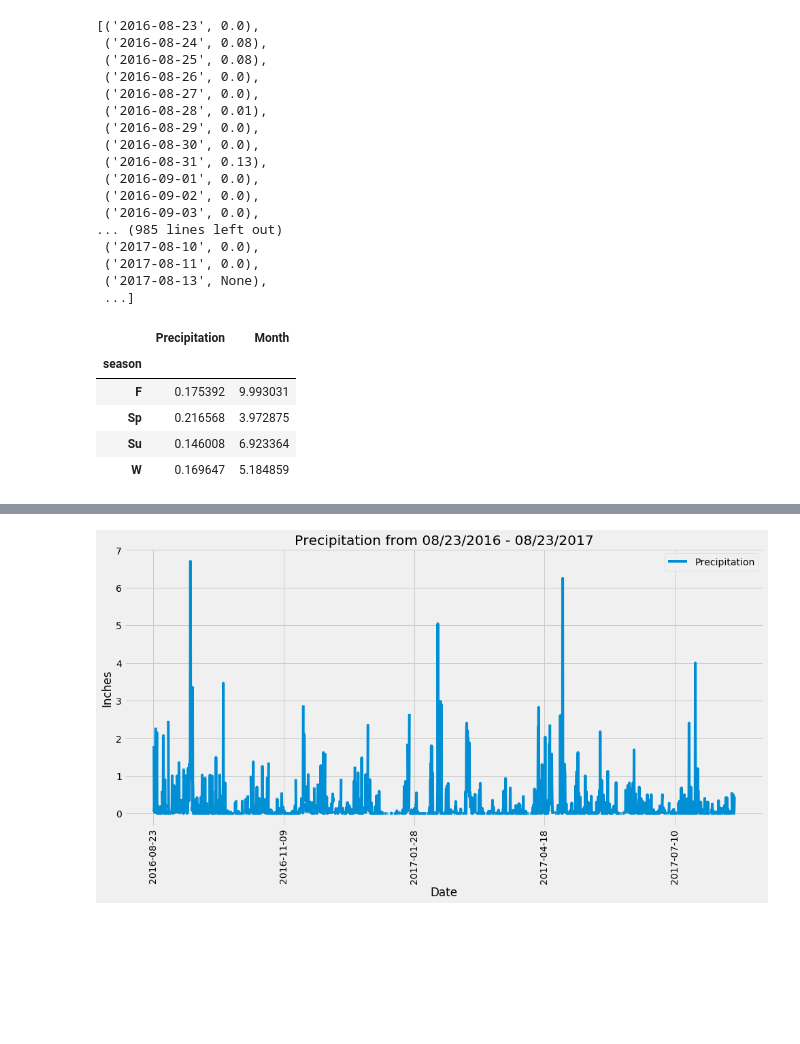
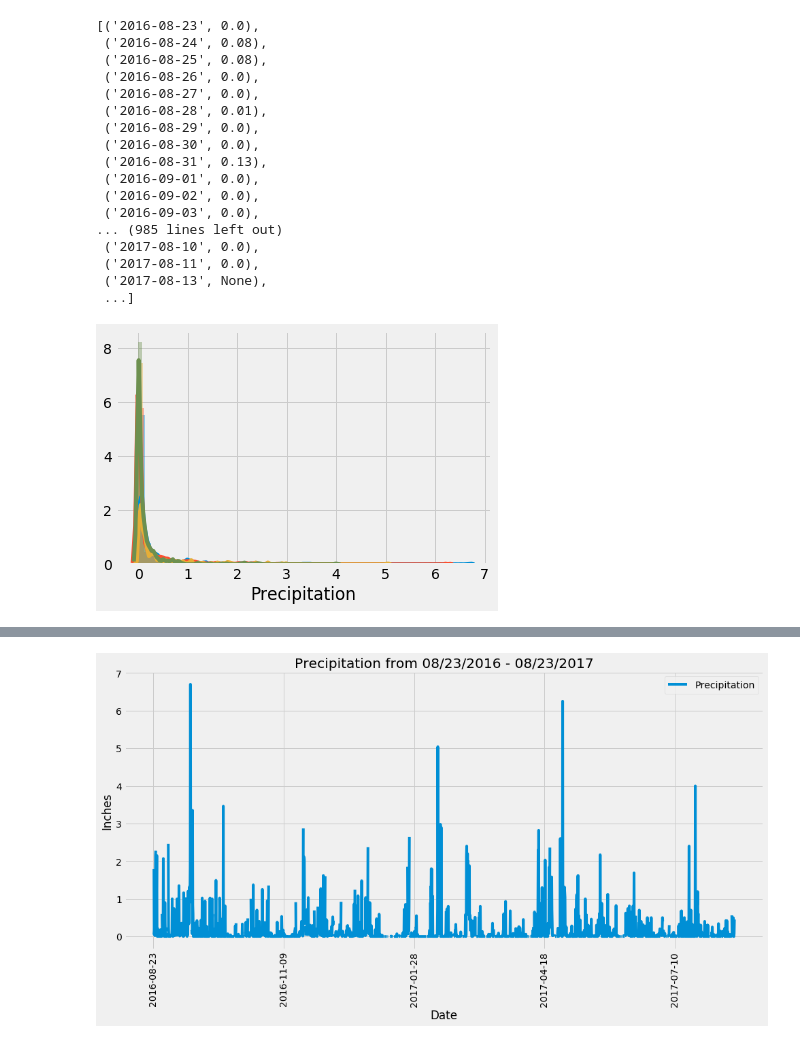
Before and after one commit to dborowski16/hawaii-climate-analysis, a Jupyter notebook: ipynb_notebooks/climate_starter.ipynb, the cells around one changed output, grey strips where cells are left out. Drawn from its saved outputs; the diff is of its cells as text; code cells hidden in the pictures; blank space fills up the shorter version.

```diff
--- a/ipynb_notebooks/climate_starter.ipynb
+++ b/ipynb_notebooks/climate_starter.ipynb
@@ -119,12 +119,22 @@ for month in precip_df['Month']:
         season.append('F')
 
 precip_df['season'] = season
-
-precip_df.groupby(['season']).mean()
+precip_df.set_index('Date', inplace=True)
-# %% [output]
-|  | Precipitation | Month |
-| season |  |  |
-| F | 0.175392 | 9.993031 |
-| Sp | 0.216568 | 3.972875 |
-| Su | 0.146008 | 6.923364 |
-| W | 0.169647 | 5.184859 |
+# %%
+import seaborn as sns
+
+F_df = precip_df[precip_df.season == 'F']
+sns.distplot(F_df['Precipitation'])
+
+Sp_df = precip_df[precip_df.season == 'Sp']
+sns.distplot(Sp_df['Precipitation'])
+
+W_df = precip_df[precip_df.season == 'W']
+sns.distplot(W_df['Precipitation'])
+
+Su_df = precip_df[precip_df.season == 'Su']
+sns.distplot(Su_df['Precipitation'])
+
+plt.set_xlim=([0,1])
+# %% [output]
+[figure, added]
```
Also changed, not shown: parts of 1 cell of this notebook.
